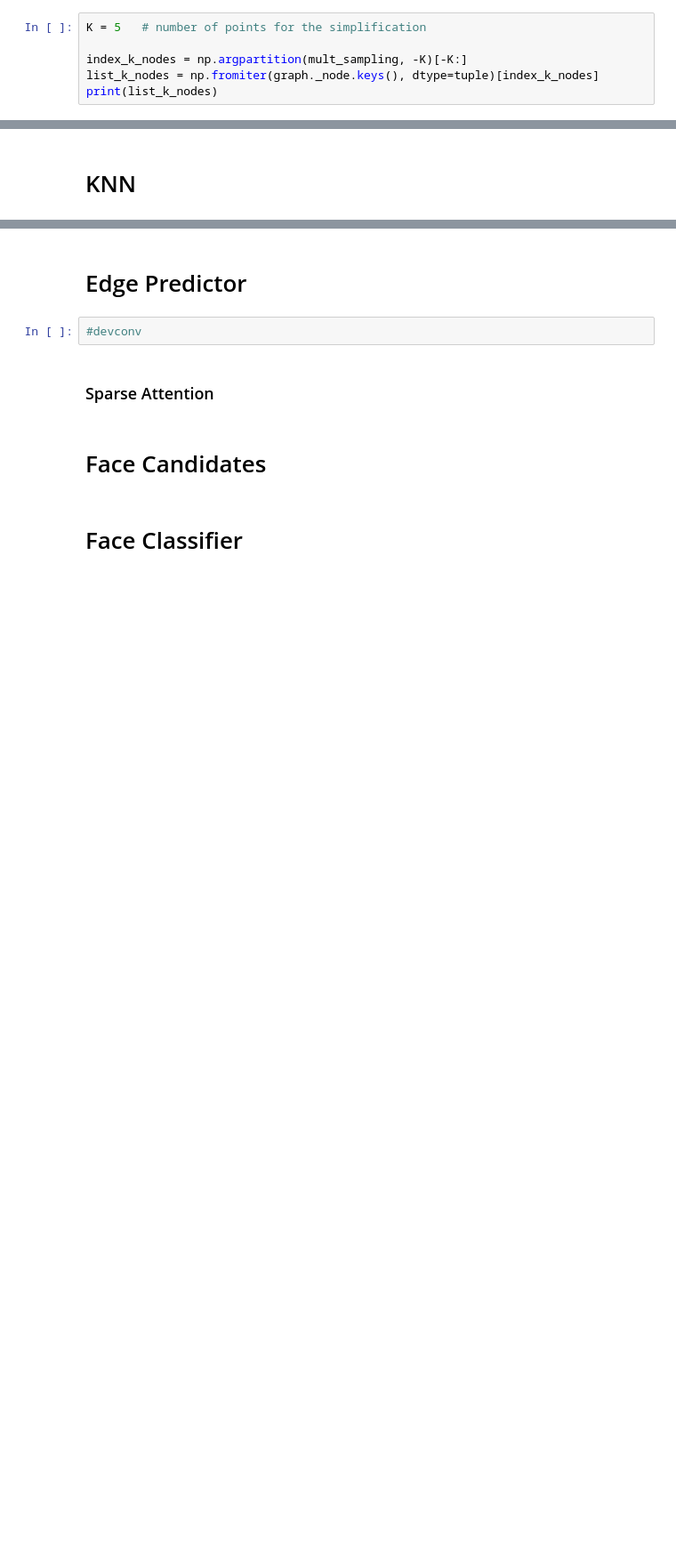
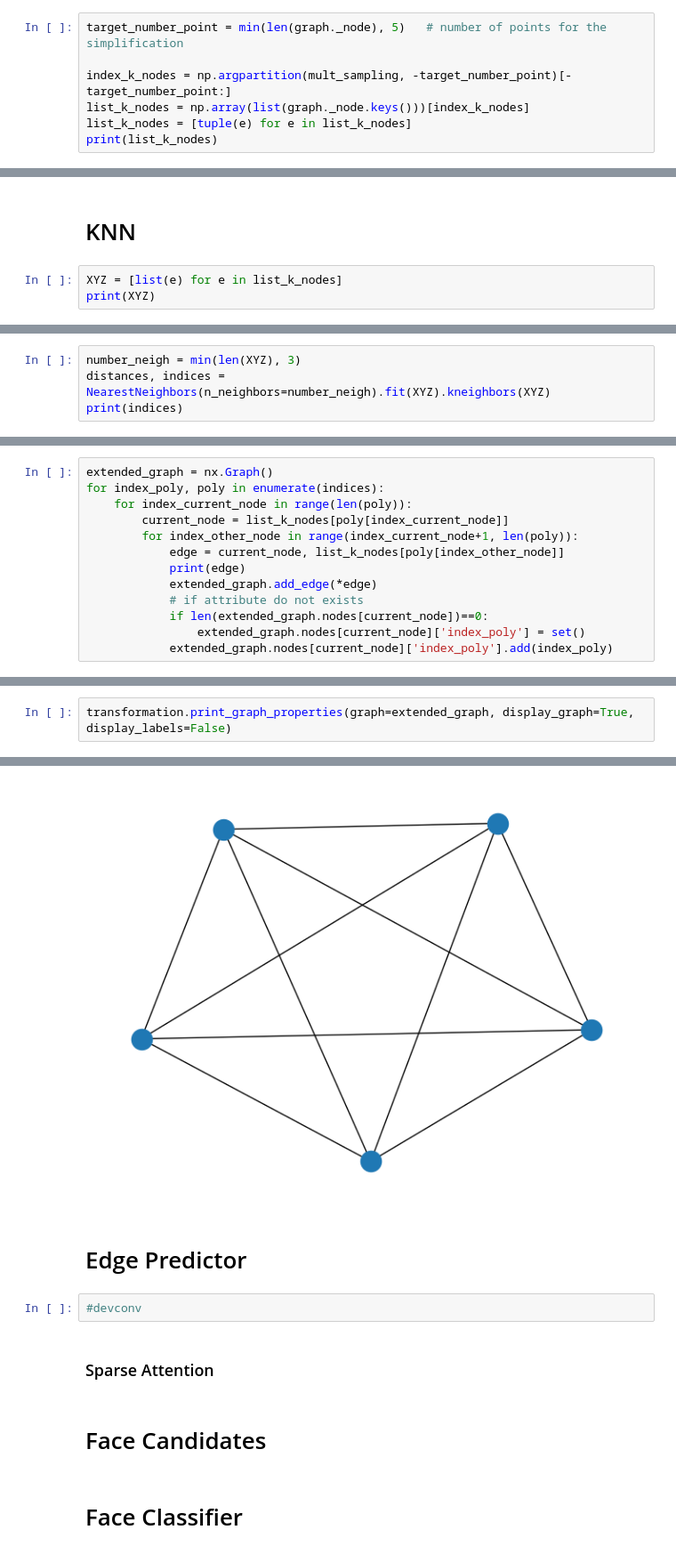
Before and after one commit to ArthurDelannoyazerty/Mesh-simplification-GNN, a Jupyter notebook: script.ipynb, the cells around one changed output, grey strips where cells are left out. Shown at 89% size. Cells and saved outputs as stored; diff of their text form; blank space fills up the shorter version.

```diff
--- a/script.ipynb
+++ b/script.ipynb
@@ -75,7 +80,8 @@ print(mult_sampling)
 # %%
-K = 5   # number of points for the simplification
+target_number_point = min(len(graph._node), 5)   # number of points for the simplification
 
-index_k_nodes = np.argpartition(mult_sampling, -K)[-K:]
-list_k_nodes = np.fromiter(graph._node.keys(), dtype=tuple)[index_k_nodes]
+index_k_nodes = np.argpartition(mult_sampling, -target_number_point)[-target_number_point:]
+list_k_nodes = np.array(list(graph._node.keys()))[index_k_nodes]
+list_k_nodes = [tuple(e) for e in list_k_nodes]
 print(list_k_nodes)
 # %% [output]
@@ -84,2 +89,5 @@ print(list_k_nodes)
 # %% [markdown]
 # KNN
+# %%
+XYZ = [list(e) for e in list_k_nodes]
+print(XYZ)
@@ -85,0 +96,4 @@ print(list_k_nodes)
+# %%
+number_neigh = min(len(XYZ), 3)
+distances, indices = NearestNeighbors(n_neighbors=number_neigh).fit(XYZ).kneighbors(XYZ)
+print(indices)
@@ -85,0 +106,13 @@ print(list_k_nodes)
+# %%
+extended_graph = nx.Graph()
+for index_poly, poly in enumerate(indices):
+    for index_current_node in range(len(poly)):
+        current_node = list_k_nodes[poly[index_current_node]]
+        for index_other_node in range(index_current_node+1, len(poly)):
+            edge = current_node, list_k_nodes[poly[index_other_node]]
+            print(edge)
+            extended_graph.add_edge(*edge)
+            # if attribute do not exists
+            if len(extended_graph.nodes[current_node])==0:
+                extended_graph.nodes[current_node]['index_poly'] = set()
+            extended_graph.nodes[current_node]['index_poly'].add(index_poly)
@@ -85,0 +139,3 @@ print(list_k_nodes)
+# %%
+transformation.print_graph_properties(graph=extended_graph, display_graph=True, display_labels=False)
+# %% [output]
@@ -86,3 +144,4 @@ print(list_k_nodes)
+[figure, added]
 # %% [markdown]
 # Edge Predictor
 # %%
```
Also changed, not shown: parts of 10 cells of this notebook, 1 other file.
